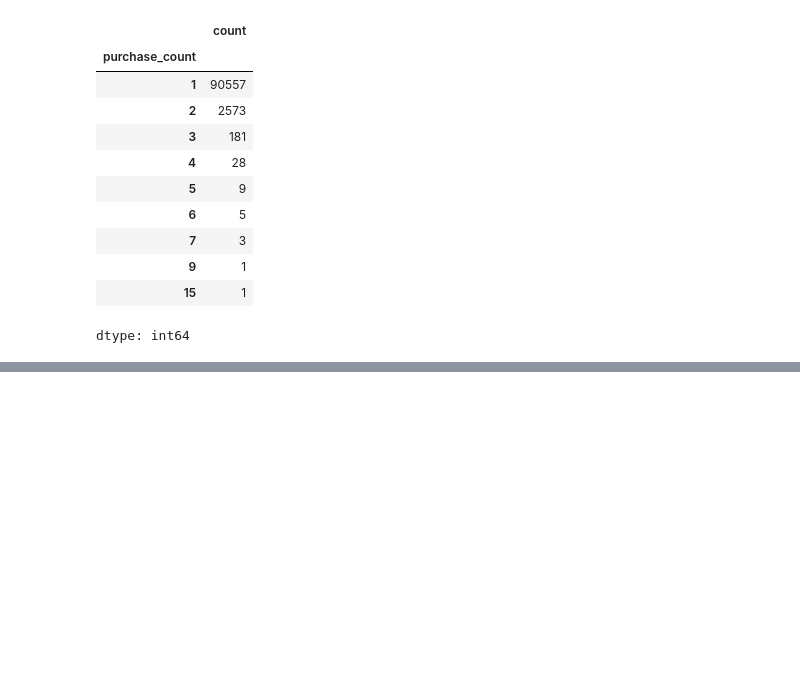
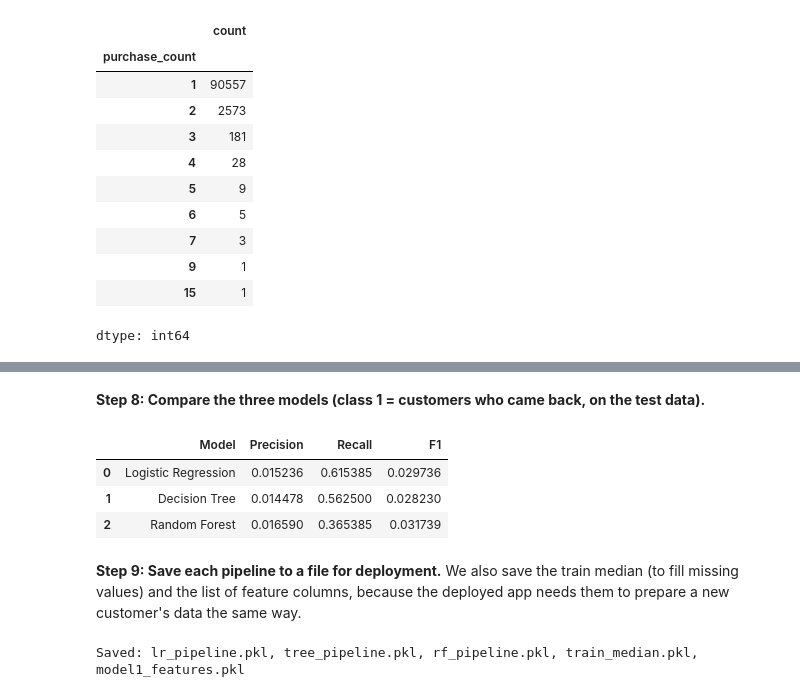
Before and after one commit to FarahHossamEldin/E-Commerce-Customer-Value-and-Purchase-Prediction-, a Jupyter notebook: notebooks/3_Modelling.ipynb, the cells around one changed output, grey strips where cells are left out. Saved outputs shown, nothing was run; the diff lists cells and outputs as text; code cells hidden in the pictures; blank space fills up the shorter version.

```diff
--- a/notebooks/3_Modelling.ipynb
+++ b/notebooks/3_Modelling.ipynb
@@ -110,0 +450,42 @@ dtype: int64
+# %% [markdown]
+**Step 8: Compare the three models (class 1 = customers who came back, on the test data).**
+# %%
+from sklearn.metrics import precision_score, recall_score, f1_score
+
+predictions = {
+    'Logistic Regression': lr_pred,
+    'Decision Tree': tree_pred,
+    'Random Forest': rf_pred
+}
+
+results = []
+for name, pred in predictions.items():
+    results.append({
+        'Model': name,
+        'Precision': precision_score(y_test, pred),
+        'Recall': recall_score(y_test, pred),
+        'F1': f1_score(y_test, pred)
+    })
+
+results = pd.DataFrame(results)
+results
+# %% [output]
+|  | Model | Precision | Recall | F1 |
+| 0 | Logistic Regression | 0.015236 | 0.615385 | 0.029736 |
+| 1 | Decision Tree | 0.014478 | 0.562500 | 0.028230 |
+| 2 | Random Forest | 0.016590 | 0.365385 | 0.031739 |
+# %% [markdown]
+**Step 9: Save each pipeline to a file for deployment.**
+We also save the train median (to fill missing values) and the list of feature columns,
+because the deployed app needs them to prepare a new customer's data the same way.
+# %%
+import joblib
+
+joblib.dump(lr_model, 'lr_pipeline.pkl')
+joblib.dump(tree_model, 'tree_pipeline.pkl')
+joblib.dump(rf_model, 'rf_pipeline.pkl')
+joblib.dump(train_median, 'train_median.pkl')
+joblib.dump(model1_features, 'model1_features.pkl')
+print('Saved: lr_pipeline.pkl, tree_pipeline.pkl, rf_pipeline.pkl, train_median.pkl, model1_features.pkl')
+# %% [output]
+Saved: lr_pipeline.pkl, tree_pipeline.pkl, rf_pipeline.pkl, train_median.pkl, model1_features.pkl
```
Also changed, not shown: parts of 34 cells of this notebook.
